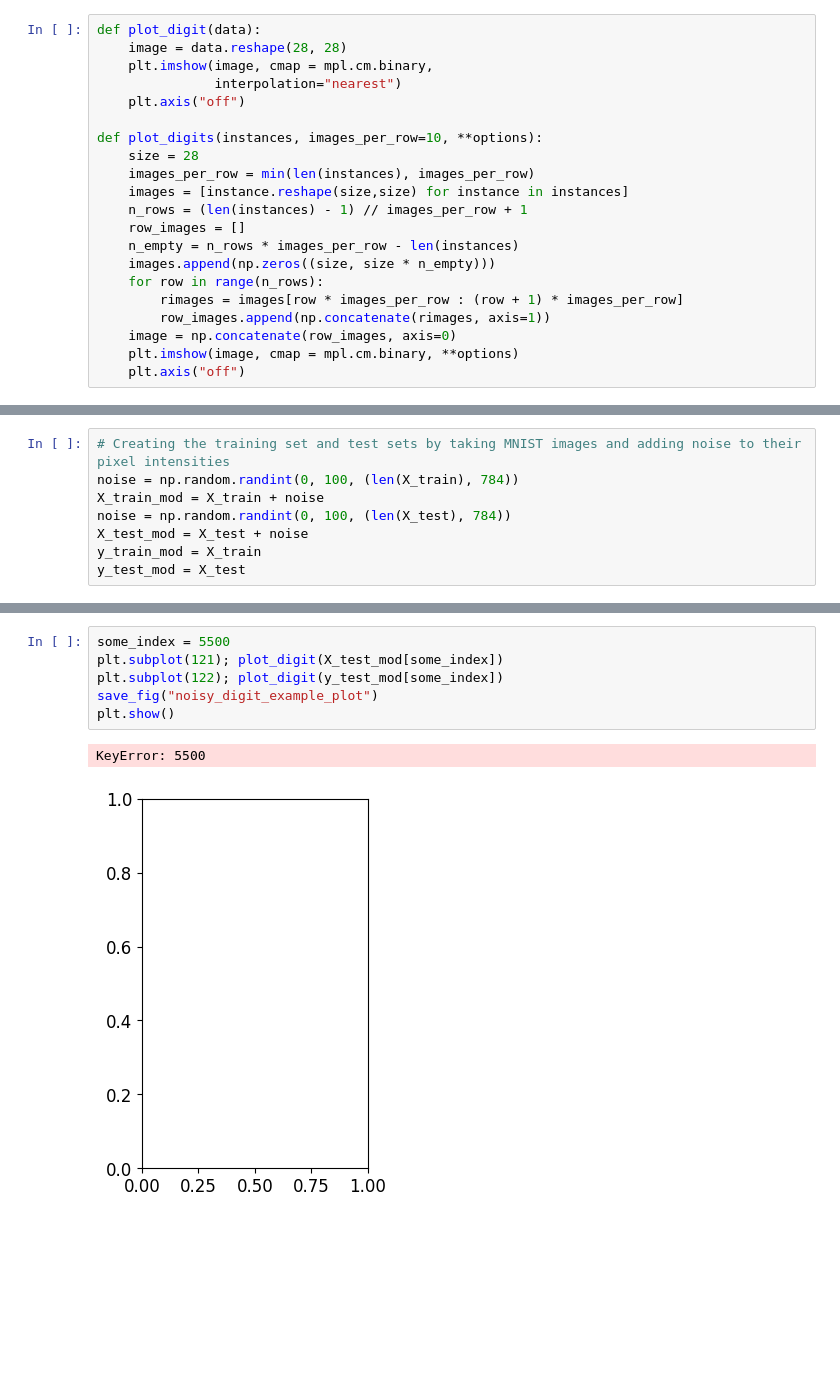
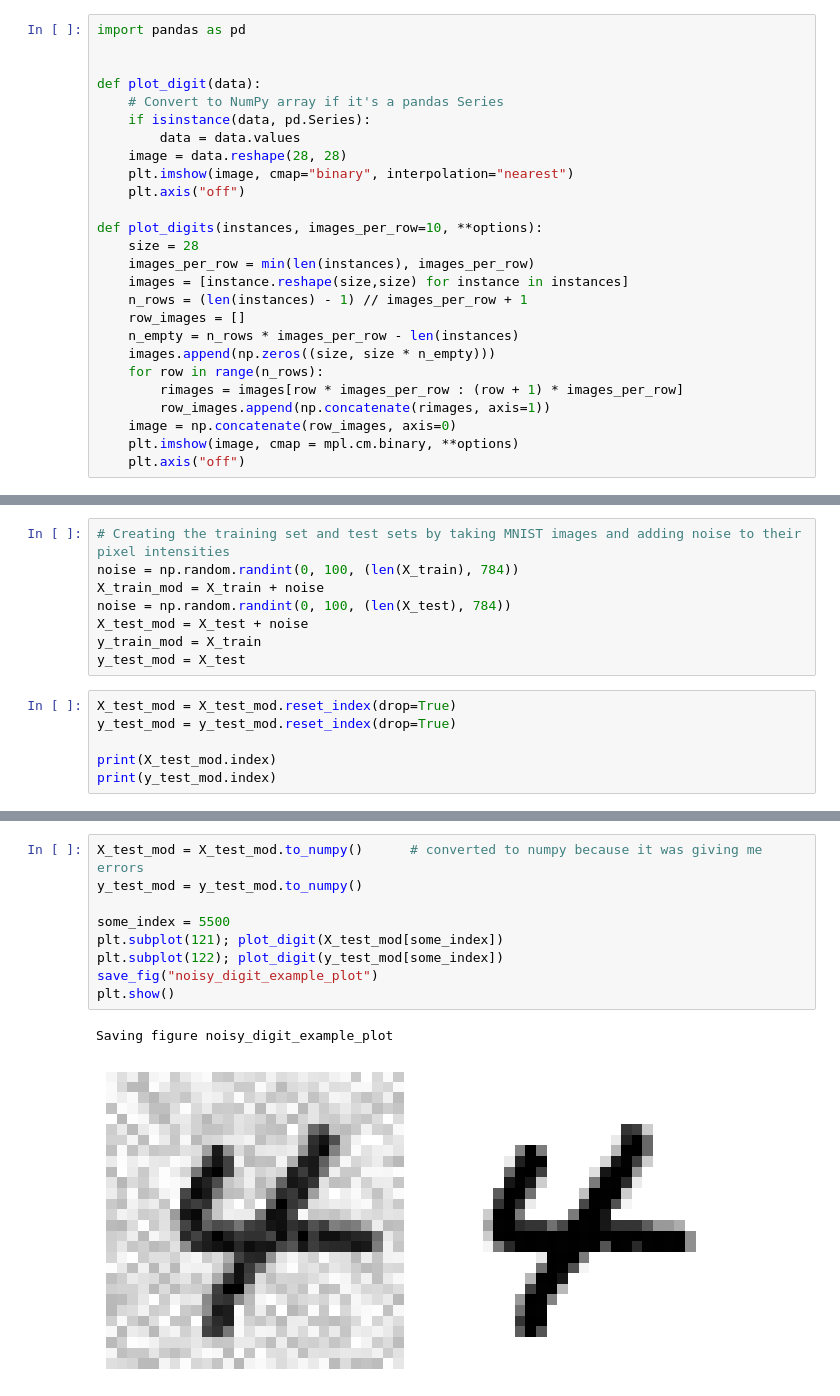
Before and after one commit to Bhazooka/ML-Data, a Jupyter notebook: HandWriting.ipynb, the cells around one changed output, grey strips where cells are left out. Drawn from its saved outputs; the diff is of its cells as text; blank space fills up the shorter version.

```diff
--- a/HandWriting.ipynb
+++ b/HandWriting.ipynb
@@ -472,10 +472,15 @@ plt.show()
 Analyzing the confusion matrix can often give you insights on ways to improve your classifier. Looking at this plot, it seems that your efforts should be spent on reducing the false 8s
 One way could be to gather more training data for digits that look like 8s so the classifier can learn to distinguish them from real 8s. Or write an algorithm that propaply checks closed loops or some characteristic shape of the number 8
 # %%
+import pandas as pd
+
+
 def plot_digit(data):
+    # Convert to NumPy array if it's a pandas Series
+    if isinstance(data, pd.Series):
+        data = data.values
     image = data.reshape(28, 28)
-    plt.imshow(image, cmap = mpl.cm.binary,
-               interpolation="nearest")
+    plt.imshow(image, cmap="binary", interpolation="nearest")
     plt.axis("off")
 
 def plot_digits(instances, images_per_row=10, **options):
@@ -553,3 +558,9 @@ noise = np.random.randint(0, 100, (len(X_test), 784))
 X_test_mod = X_test + noise
 y_train_mod = X_train
 y_test_mod = X_test
+# %%
+X_test_mod = X_test_mod.reset_index(drop=True)
+y_test_mod = y_test_mod.reset_index(drop=True)
+
+print(X_test_mod.index)
+print(y_test_mod.index)
@@ -556,12 +592,15 @@ y_test_mod = X_test
 # %%
+X_test_mod = X_test_mod.to_numpy()      # converted to numpy because it was giving me errors
+y_test_mod = y_test_mod.to_numpy()
+
 some_index = 5500
 plt.subplot(121); plot_digit(X_test_mod[some_index])
 plt.subplot(122); plot_digit(y_test_mod[some_index])
 save_fig("noisy_digit_example_plot")
 plt.show()
 # %% [output]
-KeyError: 5500
+Saving figure noisy_digit_example_plot
-[figure, old version]
+[figure, new version]
 # %%
 # training the classifier to to clean the noisy image
 knn_clf.fit(X_train_mod, y_train_mod)
```
Also changed, not shown: parts of 3 cells of this notebook, 1 other file.
